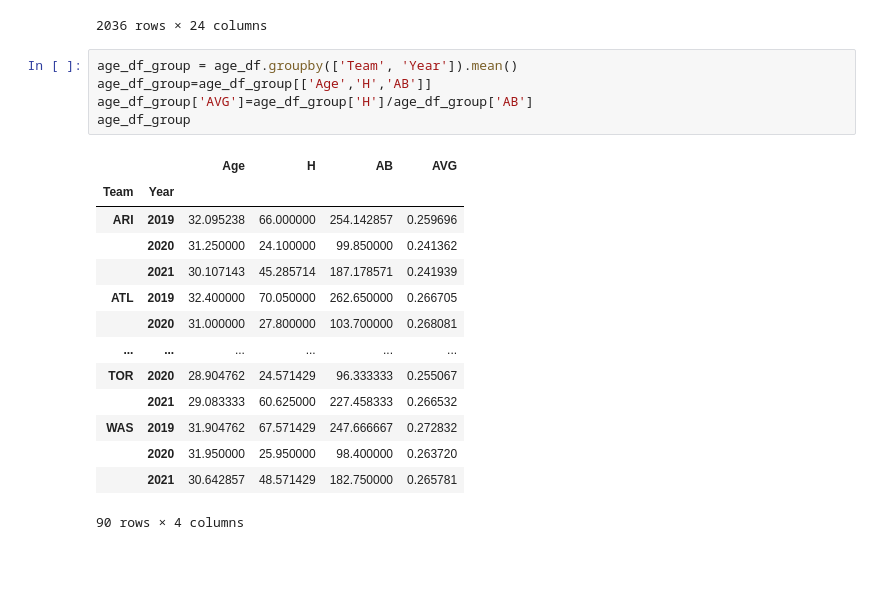
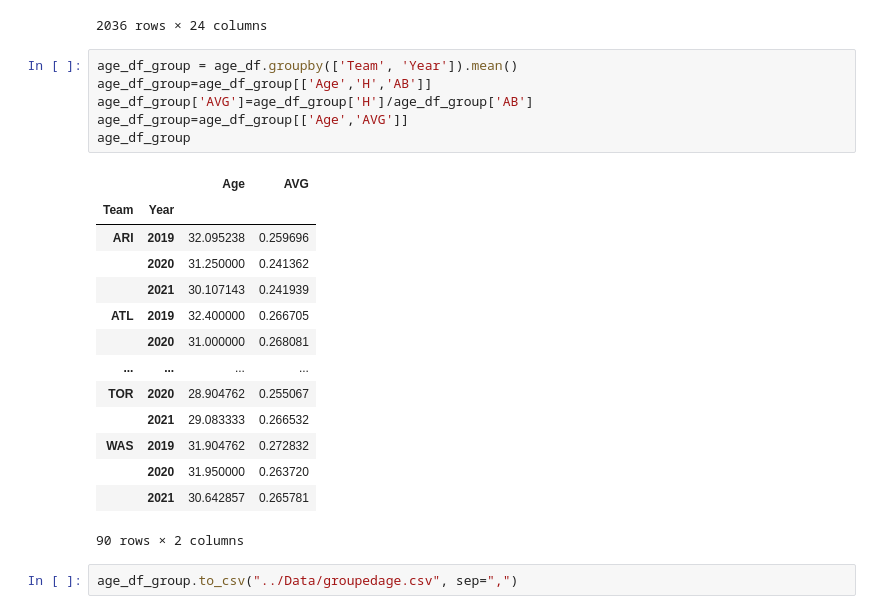
Before and after one commit to michaelgarv/Project_1, a Jupyter notebook: michael_analysis/michael_notebook.ipynb, the cells around one changed output. Saved outputs shown, nothing was run; the diff lists cells and outputs as text; blank space fills up the shorter version.

```diff
--- a/michael_analysis/michael_notebook.ipynb
+++ b/michael_analysis/michael_notebook.ipynb
@@ -214,20 +214,23 @@ age_df
 # %%
 age_df_group = age_df.groupby(['Team', 'Year']).mean()
 age_df_group=age_df_group[['Age','H','AB']]
 age_df_group['AVG']=age_df_group['H']/age_df_group['AB']
+age_df_group=age_df_group[['Age','AVG']]
 age_df_group
 # %% [output]
-|  |  | Age | H | AB | AVG |
-| Team | Year |  |  |  |  |
-| ARI | 2019 | 32.095238 | 66.000000 | 254.142857 | 0.259696 |
-|  | 2020 | 31.250000 | 24.100000 | 99.850000 | 0.241362 |
-|  | 2021 | 30.107143 | 45.285714 | 187.178571 | 0.241939 |
-| ATL | 2019 | 32.400000 | 70.050000 | 262.650000 | 0.266705 |
-|  | 2020 | 31.000000 | 27.800000 | 103.700000 | 0.268081 |
-| ... | ... | ... | ... | ... | ... |
-| TOR | 2020 | 28.904762 | 24.571429 | 96.333333 | 0.255067 |
-|  | 2021 | 29.083333 | 60.625000 | 227.458333 | 0.266532 |
-| WAS | 2019 | 31.904762 | 67.571429 | 247.666667 | 0.272832 |
-|  | 2020 | 31.950000 | 25.950000 | 98.400000 | 0.263720 |
-|  | 2021 | 30.642857 | 48.571429 | 182.750000 | 0.265781 |
+|  |  | Age | AVG |
+| Team | Year |  |  |
+| ARI | 2019 | 32.095238 | 0.259696 |
+|  | 2020 | 31.250000 | 0.241362 |
+|  | 2021 | 30.107143 | 0.241939 |
+| ATL | 2019 | 32.400000 | 0.266705 |
+|  | 2020 | 31.000000 | 0.268081 |
+| ... | ... | ... | ... |
+| TOR | 2020 | 28.904762 | 0.255067 |
+|  | 2021 | 29.083333 | 0.266532 |
+| WAS | 2019 | 31.904762 | 0.272832 |
+|  | 2020 | 31.950000 | 0.263720 |
+|  | 2021 | 30.642857 | 0.265781 |
-90 rows × 4 columns
+90 rows × 2 columns
+# %%
+age_df_group.to_csv("../Data/groupedage.csv", sep=",")
```
Also changed, not shown: parts of 1 cell of this notebook, 1 other file.
